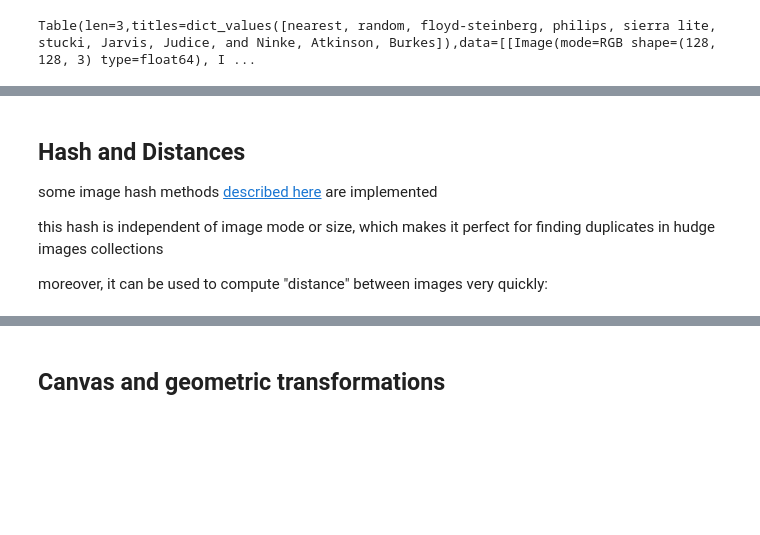
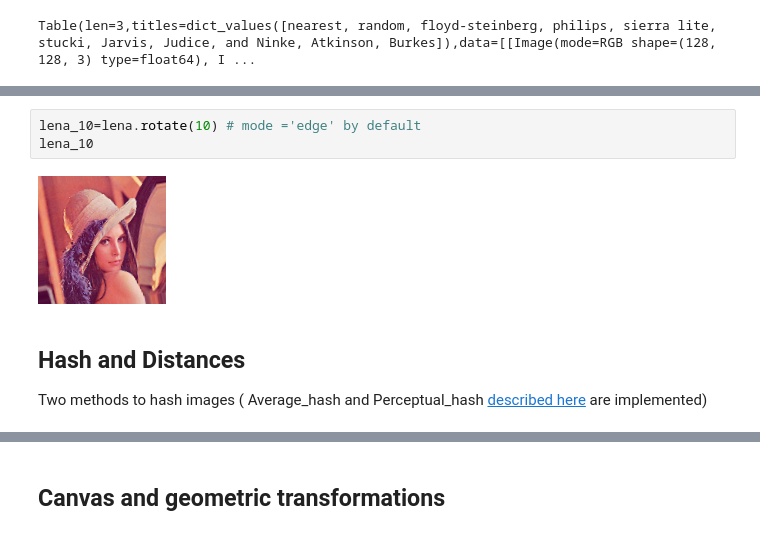
Before and after one commit to goulu/Goulib, a Jupyter notebook: notebooks/image.ipynb, the cells around one changed output, grey strips where cells are left out. Drawn from its saved outputs; the diff is of its cells as text; blank space fills up the shorter version.

```diff
--- a/notebooks/image.ipynb
+++ b/notebooks/image.ipynb
@@ -159,8 +179,9 @@ h(lena.dither(n=4),'2 bit dithering')
+# %%
+lena_10=lena.rotate(10) # mode ='edge' by default
+lena_10
+# %% [output]
+[figure, added]
 # %% [markdown]
 ## Hash and Distances
 
-some image hash methods [described here](http://www.hackerfactor.com/blog/index.php?/archives/432-Looks-Like-It.html) are implemented
-
-this hash is independent of image mode or size, which makes it perfect for finding duplicates in hudge images collections
-
-moreover, it can be used to compute "distance" between images very quickly:
+Two methods to hash images ( Average_hash and Perceptual_hash [described here](http://www.hackerfactor.com/blog/index.php?/archives/432-Looks-Like-It.html) are implemented)
```
Also changed, not shown: parts of 13 cells of this notebook, 1 other file.
